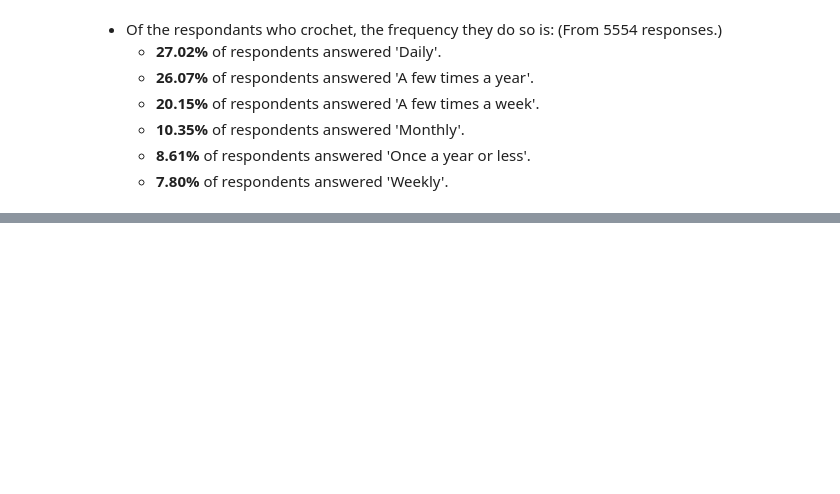
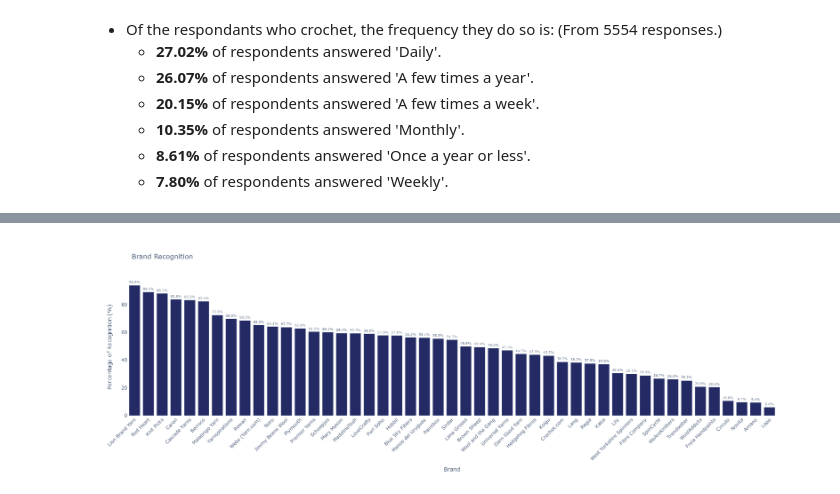
Before and after one commit to MDeanLindsay/Survey-Processing, a Jupyter notebook: Yarn_Survey.ipynb, the cells around one changed output, grey strips where cells are left out. Cells and saved outputs as stored; diff of their text form; code cells hidden in the pictures; blank space fills up the shorter version.

Commit message:
update question list

```diff
--- a/Yarn_Survey.ipynb
+++ b/Yarn_Survey.ipynb
@@ -1261,0 +1480,48 @@ display(Image(filename="./IMG/crochet_skill.png"))
+# %%
+# Print statement question.
+question = all_responses.columns[28]
+
+# Split previous concatenation.
+split_brands = all_responses.iloc[:, 28].str.split(', ')
+
+# Calculate the total number of rows before exploding.
+sample_size = all_responses.iloc[:, 28].notnull().sum()
+
+# Create a temporary DataFrame for exploding, to avoid modifying the original
+temp_df = pd.DataFrame({'SplitBrands': split_brands})
+temp_df = temp_df.explode('SplitBrands')
+
+# Filter out rows where 'SplitBrands' is empty or contains only whitespace
+temp_df = temp_df[temp_df['SplitBrands'].str.strip().astype(bool)]
+
+# Step 3: Count occurrences of each brand
+brand_counts = temp_df['SplitBrands'].value_counts().reset_index()
+brand_counts.columns = ['Brand', 'Count']
+
+# Step 4: Calculate the percentage of each brand's occurrence based on the original number of responses
+brand_counts['Percentage'] = ((brand_counts['Count'] / sample_size) * 100).round(1)
+
+# Plot using 'Percentage' as the y-axis to show the distribution of responses per brand
+fig = px.bar(brand_counts, x='Brand', y='Percentage',
+             title='Brand Recognition',
+             labels={'Percentage': 'Percentage of Recognition (%)', 'Brand': 'Brand'},
+             text='Percentage', color_discrete_sequence=['#242B64'])
+
+# Round the values and update traces to display them above bars
+fig.update_traces(texttemplate='%{text:.1f}%', textposition='outside')
+
+fig.update_layout(
+    plot_bgcolor='white',
+    paper_bgcolor='white',
+    uniformtext_minsize=8,  # Adjust text size if needed
+    uniformtext_mode='hide',
+    height=600,  # Increase height to provide more space
+    width=1800,
+    xaxis_tickangle=-45
+)
+
+# Show the figure
+fig.write_image("./IMG/brand_recognition.png")
+display(Image(filename="./IMG/brand_recognition.png"))
+# %% [output]
+[figure, added]
```
Also changed, not shown: parts of 16 cells of this notebook, 8 other files.
